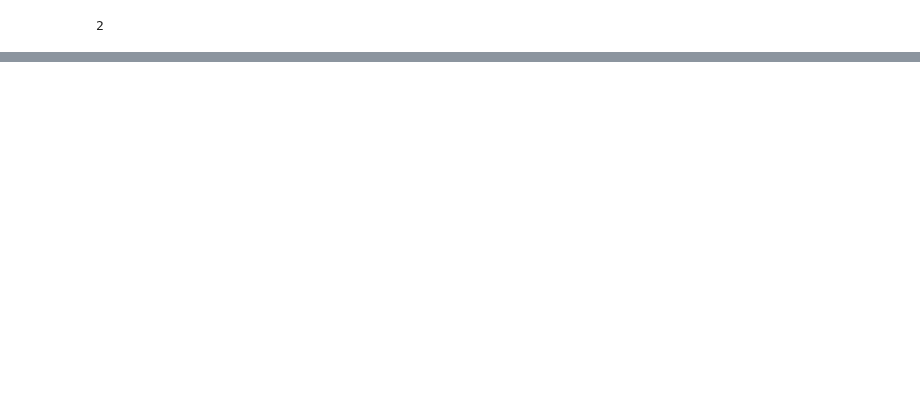
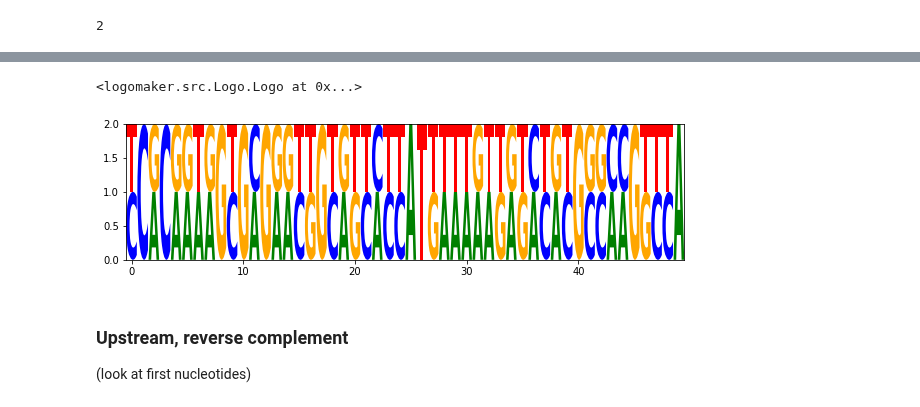
Before and after one commit to L-F-S/cas_mining, a Jupyter notebook: 8pamsearch/23-09-2019_search_for_PAMS.ipynb, the cells around one changed output, grey strips where cells are left out. Cells and saved outputs as stored; diff of their text form; code cells hidden in the pictures; blank space fills up the shorter version.

```diff
--- a/8pamsearch/23-09-2019_search_for_PAMS.ipynb
+++ b/8pamsearch/23-09-2019_search_for_PAMS.ipynb
@@ -62,21 +67,21 @@ Index(['Seq ID', 'Seq Description', 'Seq', 'Contig', 'Genome Name', 'Study',
 da runnare tramite python script
 # %%
 seqid ="AJHGDLDC_00764"   # MANUAL INPUT
-#
-full_genome_full_path, annotation_folder=originalpath.print_path(genomename)
-#
+
 dataset=cas_dataset[cas_dataset["Seq ID"]==seqid]["Study"].iloc[0]
 genomename=cas_dataset[cas_dataset["Seq ID"]==seqid]["Genome Name"].iloc[0]
 SGB=cas_dataset[cas_dataset["Seq ID"]==seqid]["SGB ID"].iloc[0]
 contigname=cas_dataset[cas_dataset["Seq ID"]==seqid]["Contig"].iloc[0]
 samplename=cas_dataset[cas_dataset["Seq ID"]==seqid]["Sample Name"].iloc[0]
 #
+full_genome_full_path, annotation_folder=originalpath.print_path(genomename)
+#
 old_genomename, old_dataset=filename_discrepancies.get_originalsamplename_froms3name_of_genome(genomename,dataset)
 old_path="/shares/CIBIO-Storage/CM/scratch/users/e.pasolli/projects/binning/genomes_comp50_cont05/"+old_dataset+"/"
 
 #
 print("Sequence ID: ", seqid)
-print("Contig:", contig)
+print("Contig:", contigname)
 print("Dataset:",dataset)
 print("Genome name", genomename)
 print("Sample name:", samplename)
@@ -85,7 +90,7 @@ print("Cas9 length:", len(cas_dataset[cas_dataset["Seq ID"]==seqid]["Seq"].iloc[
 print("----------------------------------------------------------------------")
 print("old epasolli genomename:", old_genomename, old_dataset )
 
-outdir+=genomename+"__"+samplename+"/"
+outdir=datadir+"out/"+seqid+"__"+genomename+"/"
 if not os.path.exists(outdir):
     os.makedirs(outdir)
 # %% [output]
@@ -351,0 +352,4 @@ lm.Logo(counts_mat)
+# %%
+counts_mat = lm.alignment_to_matrix(downstream_seqs)
+counts_mat.to_csv(outdir+"downstream.pileup")
+counts_mat.head()
@@ -351,0 +364,8 @@ lm.Logo(counts_mat)
+# %%
+lm.Logo(counts_mat)
+# %% [output]
+<logomaker.src.Logo.Logo at 0x...>
+[figure, added]
+# %% [markdown]
+### Upstream, reverse complement
+(look at first nucleotides)
```
Also changed, not shown: parts of 32 cells of this notebook.
